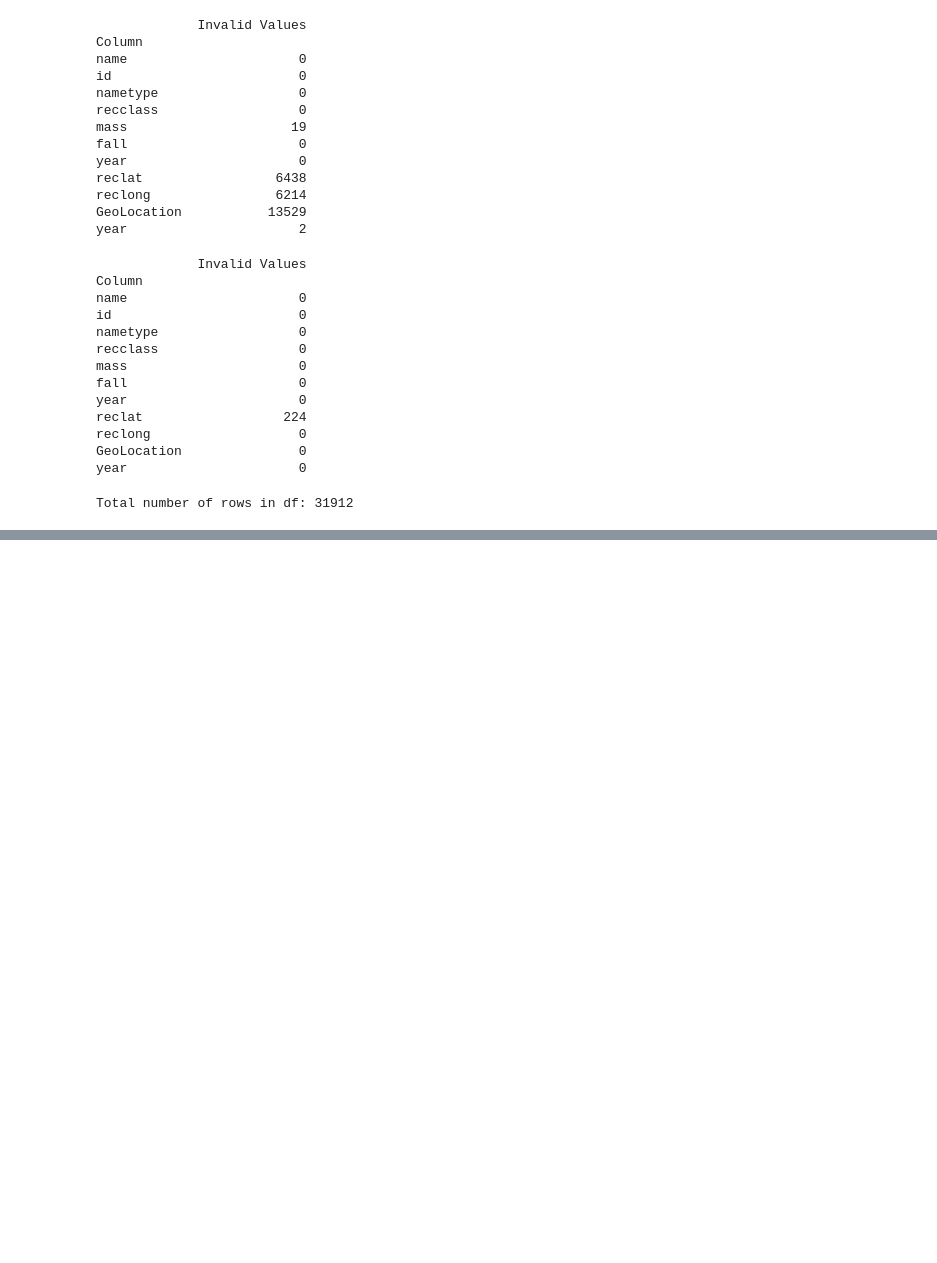
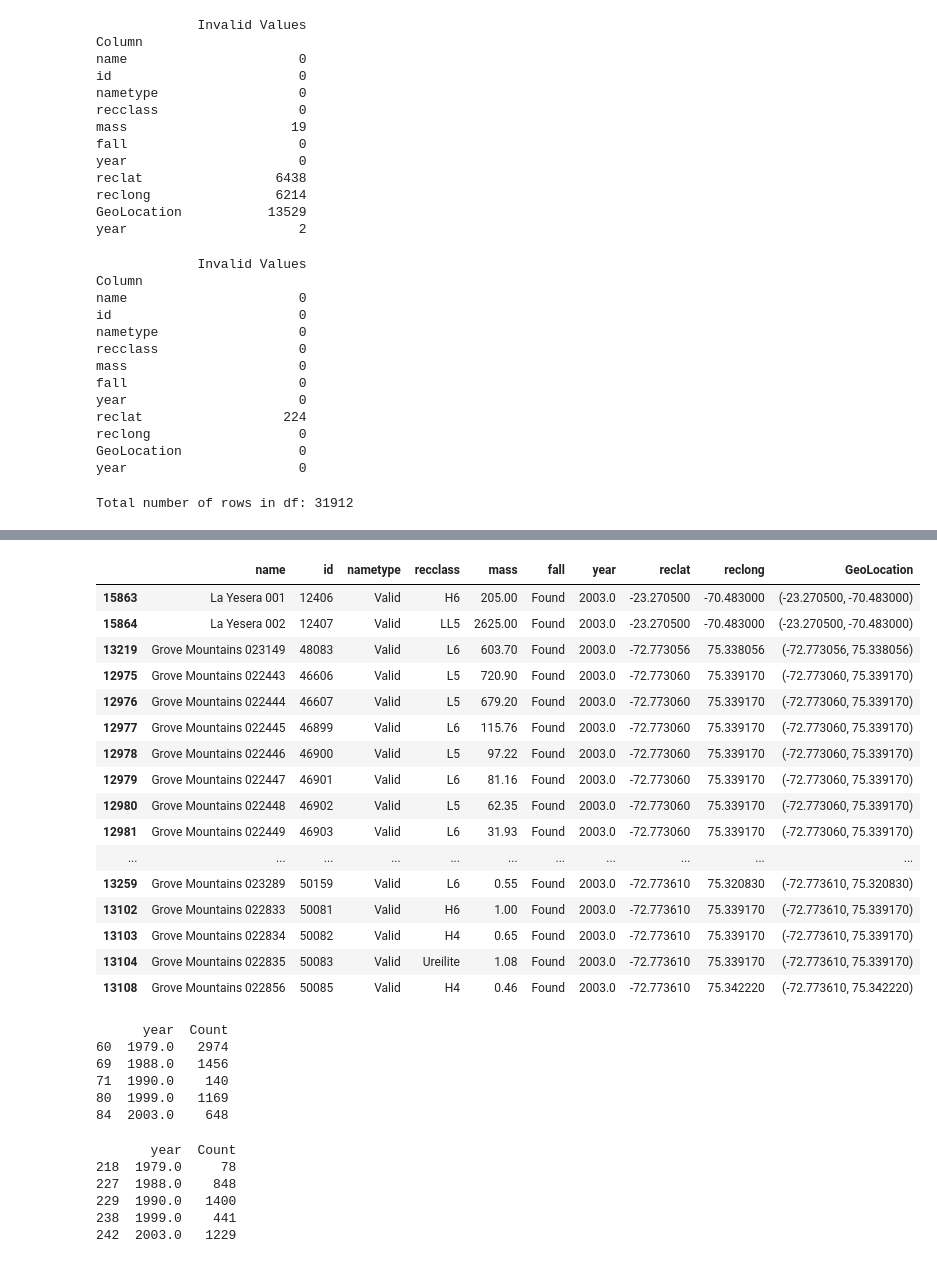
Before and after one commit to LukrecijaMedimorec/Meteorite-Landings, a Jupyter notebook: data_preprocessing.ipynb, the cells around one changed output, grey strips where cells are left out. Cells and saved outputs as stored; diff of their text form; code cells hidden in the pictures; blank space fills up the shorter version.

```diff
--- a/data_preprocessing.ipynb
+++ b/data_preprocessing.ipynb
@@ -96,5 +96,51 @@ display(duplicates_sorted.head(20))
 | 5232 | Carcote | 5267 | Valid | H5 | 392.0 | Found | 1888.0 | -24.00000 | -69.00000 | (-24.000000, -69.000000) |
 | 5150 | Caleta el Cobre 009 | 54627 | Valid | L4 | 95.0 | Found | 2010.0 | -24.25000 | -70.51667 | (-24.250000, -70.516670) |
 | 5143 | Caleta el Cobre 002 | 54620 | Valid | H6 | 18.0 | Found | 2010.0 | -24.25000 | -70.51667 | (-24.250000, -70.516670) |
+# %%
+duplicates_sorted = duplicates.sort_values(by=['GeoLocation', 'year'])
+duplicates_2003 = duplicates_sorted[duplicates_sorted['year'] == 2003]
+display(duplicates_2003.head(40))
+# %% [output]
+|  | name | id | nametype | recclass | mass | fall | year | reclat | reclong | GeoLocation |
+| 15863 | La Yesera 001 | 12406 | Valid | H6 | 205.00 | Found | 2003.0 | -23.270500 | -70.483000 | (-23.270500, -70.483000) |
+| 15864 | La Yesera 002 | 12407 | Valid | LL5 | 2625.00 | Found | 2003.0 | -23.270500 | -70.483000 | (-23.270500, -70.483000) |
+| 13219 | Grove Mountains 023149 | 48083 | Valid | L6 | 603.70 | Found | 2003.0 | -72.773056 | 75.338056 | (-72.773056, 75.338056) |
+| 12975 | Grove Mountains 022443 | 46606 | Valid | L5 | 720.90 | Found | 2003.0 | -72.773060 | 75.339170 | (-72.773060, 75.339170) |
+| 12976 | Grove Mountains 022444 | 46607 | Valid | L5 | 679.20 | Found | 2003.0 | -72.773060 | 75.339170 | (-72.773060, 75.339170) |
+| 12977 | Grove Mountains 022445 | 46899 | Valid | L6 | 115.76 | Found | 2003.0 | -72.773060 | 75.339170 | (-72.773060, 75.339170) |
+| 12978 | Grove Mountains 022446 | 46900 | Valid | L5 | 97.22 | Found | 2003.0 | -72.773060 | 75.339170 | (-72.773060, 75.339170) |
+| 12979 | Grove Mountains 022447 | 46901 | Valid | L6 | 81.16 | Found | 2003.0 | -72.773060 | 75.339170 | (-72.773060, 75.339170) |
+| 12980 | Grove Mountains 022448 | 46902 | Valid | L5 | 62.35 | Found | 2003.0 | -72.773060 | 75.339170 | (-72.773060, 75.339170) |
+| 12981 | Grove Mountains 022449 | 46903 | Valid | L6 | 31.93 | Found | 2003.0 | -72.773060 | 75.339170 | (-72.773060, 75.339170) |
+| ... | ... | ... | ... | ... | ... | ... | ... | ... | ... | ... |
+| 13259 | Grove Mountains 023289 | 50159 | Valid | L6 | 0.55 | Found | 2003.0 | -72.773610 | 75.320830 | (-72.773610, 75.320830) |
+| 13102 | Grove Mountains 022833 | 50081 | Valid | H6 | 1.00 | Found | 2003.0 | -72.773610 | 75.339170 | (-72.773610, 75.339170) |
+| 13103 | Grove Mountains 022834 | 50082 | Valid | H4 | 0.65 | Found | 2003.0 | -72.773610 | 75.339170 | (-72.773610, 75.339170) |
+| 13104 | Grove Mountains 022835 | 50083 | Valid | Ureilite | 1.08 | Found | 2003.0 | -72.773610 | 75.339170 | (-72.773610, 75.339170) |
+| 13108 | Grove Mountains 022856 | 50085 | Valid | H4 | 0.46 | Found | 2003.0 | -72.773610 | 75.342220 | (-72.773610, 75.342220) |
+# %%
+duplicates_count_by_year = duplicates_sorted.groupby('year').size().reset_index(name='Count')
+years_of_interest = [1979, 1988, 2003, 1999, 1990]
+filtered_counts = duplicates_count_by_year[duplicates_count_by_year['year'].isin(years_of_interest)]
+print(filtered_counts)
+# %% [output]
+      year  Count
+60  1979.0   2974
+69  1988.0   1456
+71  1990.0    140
+80  1999.0   1169
+84  2003.0    648
+# %%
+unique_values = df.drop_duplicates(subset=['GeoLocation'])
+unique_count_by_year = unique_values.groupby('year').size().reset_index(name='Count')
+filtered_unique_counts = unique_count_by_year[unique_count_by_year['year'].isin(years_of_interest)]
+print(filtered_unique_counts)
+# %% [output]
+       year  Count
+218  1979.0     78
+227  1988.0    848
+229  1990.0   1400
+238  1999.0    441
+242  2003.0   1229
 # %%
 df.to_csv('./datasheets/meteorite_landings_cleaned.csv', index=False)
```
Also changed, not shown: 1 other file.
